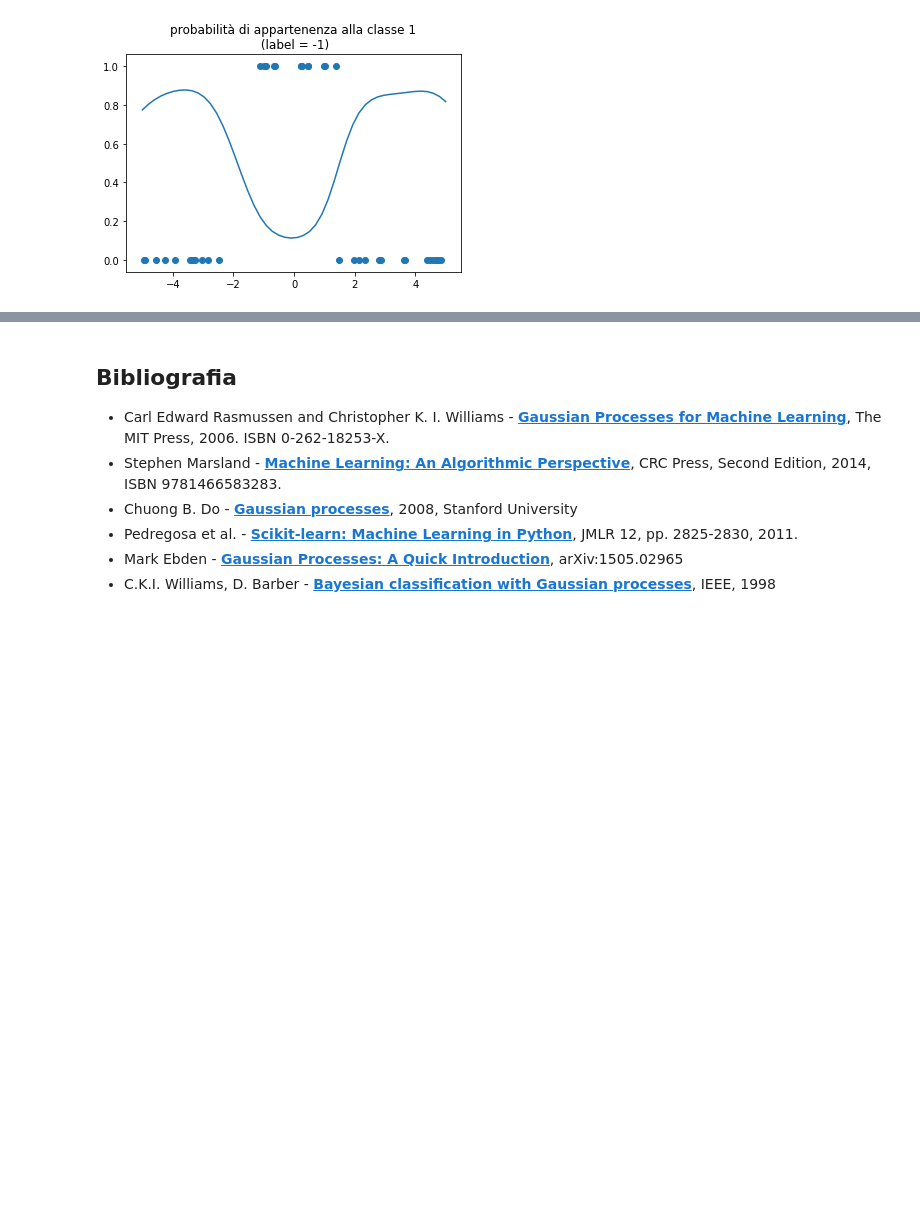
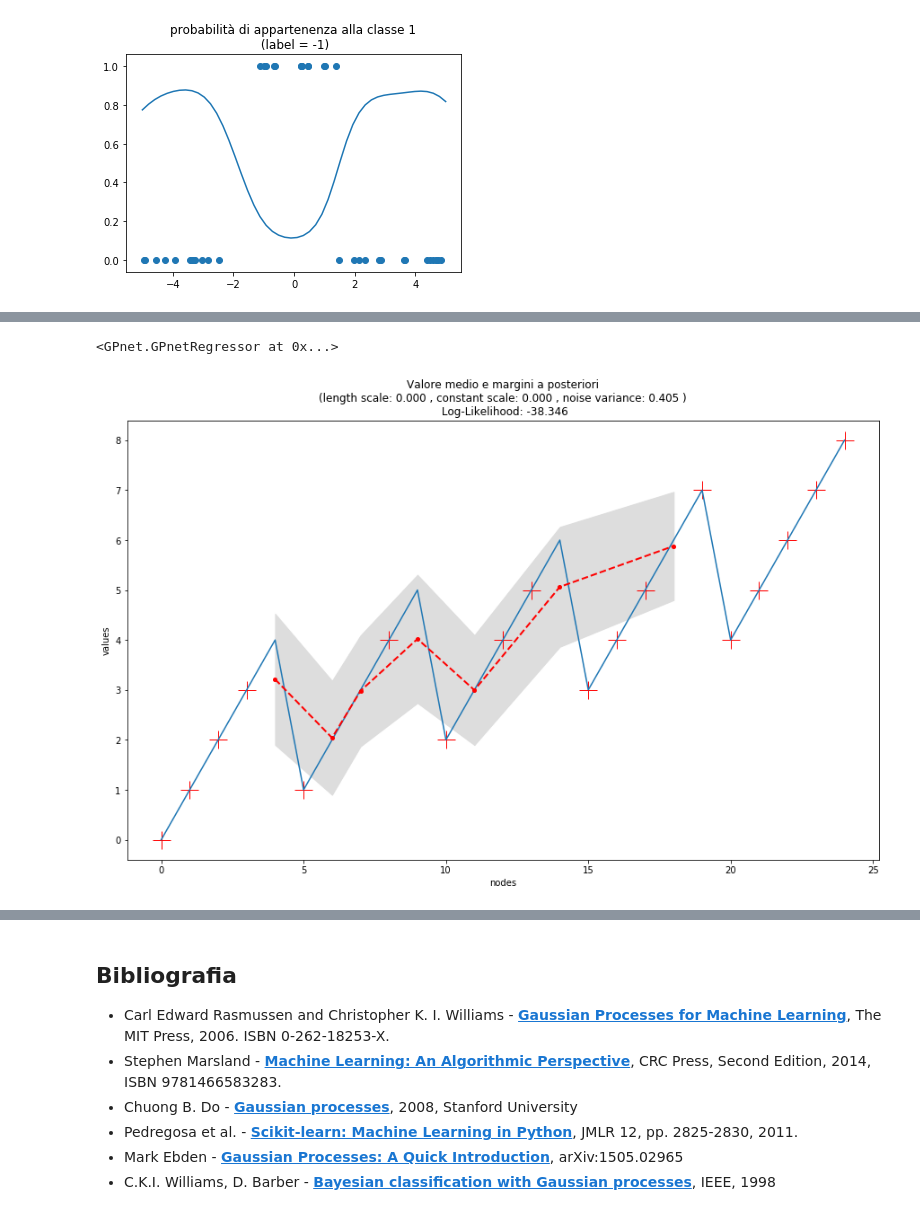
Before and after one commit to filippocastelli/GPnet, a Jupyter notebook: report_notebook.ipynb, the cells around one changed output, grey strips where cells are left out. Drawn from its saved outputs; the diff is of its cells as text; code cells hidden in the pictures; blank space fills up the shorter version.

```diff
--- a/report_notebook.ipynb
+++ b/report_notebook.ipynb
@@ -591,0 +636,5 @@ title = pl.title("probabilità di appartenenza alla classe 1\n (label = -1)")
+# %%
+gpr.plot_predict_2d()
+# %% [output]
+<GPnet.GPnetRegressor at 0x...>
+[figure, added]
```
Also changed, not shown: parts of 23 cells of this notebook.
